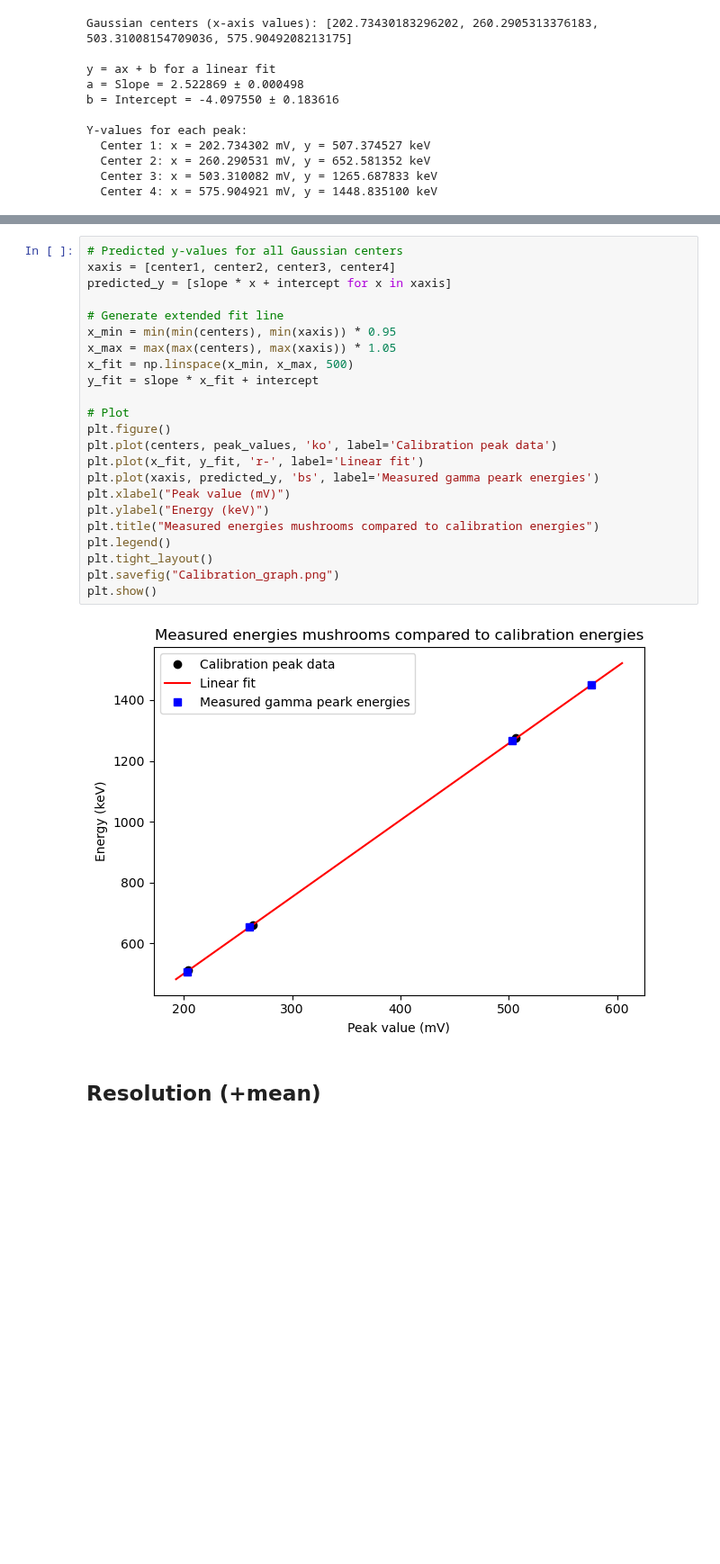
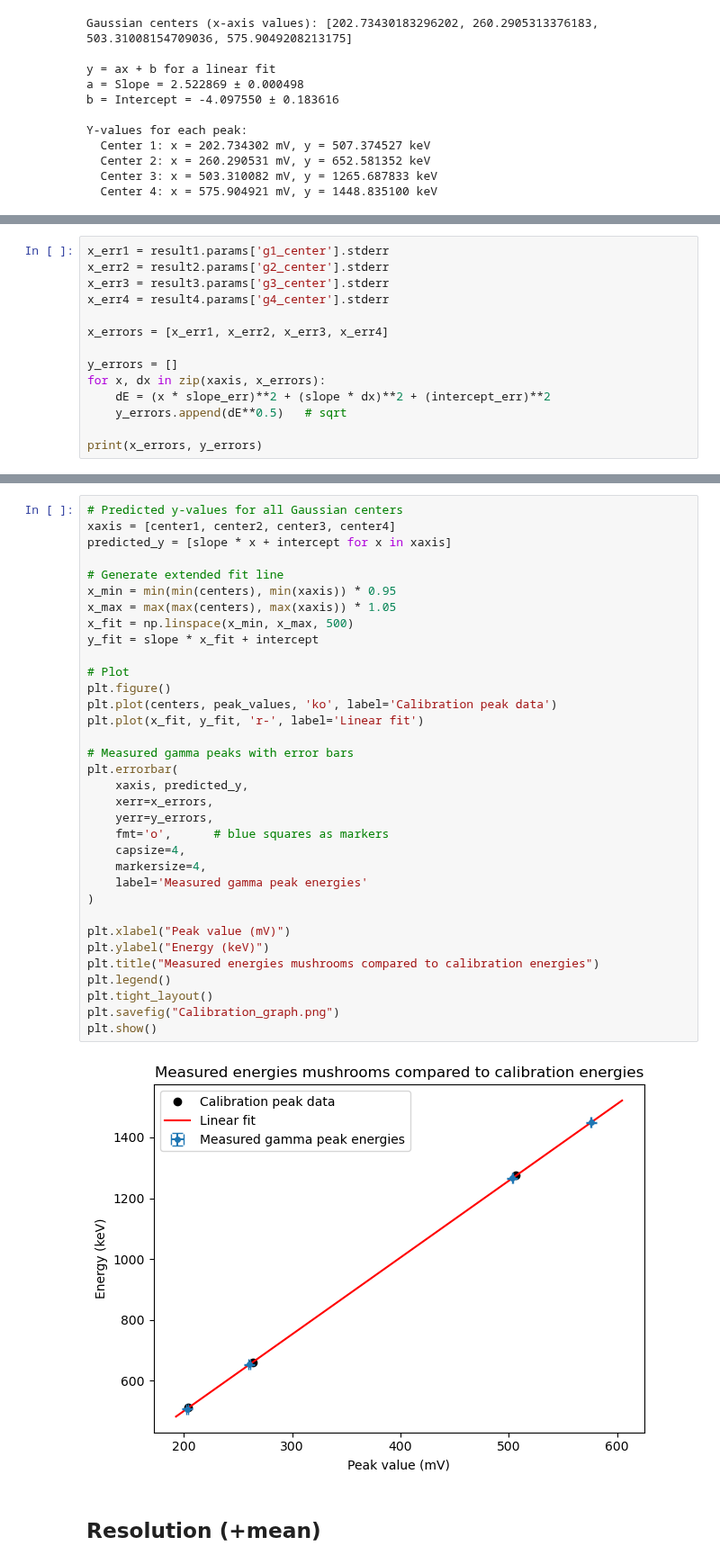
Before and after one commit to SannevWestrenen/NSP2-Particle-Physics---Charley-Sanne, a Jupyter notebook: calibration/Particle Physics - Charley & Sanne.ipynb, the cells around one changed output, grey strips where cells are left out. Shown at 90% size. Cells and saved outputs as stored; diff of their text form; blank space fills up the shorter version.

```diff
--- a/calibration/Particle Physics - Charley & Sanne.ipynb
+++ b/calibration/Particle Physics - Charley & Sanne.ipynb
@@ -597,0 +599,14 @@ Y-values for each peak:
+# %%
+x_err1 = result1.params['g1_center'].stderr
+x_err2 = result2.params['g2_center'].stderr
+x_err3 = result3.params['g3_center'].stderr
+x_err4 = result4.params['g4_center'].stderr
+
+x_errors = [x_err1, x_err2, x_err3, x_err4]
+
+y_errors = []
+for x, dx in zip(xaxis, x_errors):
+    dE = (x * slope_err)**2 + (slope * dx)**2 + (intercept_err)**2
+    y_errors.append(dE**0.5)   # sqrt
+
+print(x_errors, y_errors)
@@ -598,28 +617,39 @@ Y-values for each peak:
 # %%
 # Predicted y-values for all Gaussian centers
 xaxis = [center1, center2, center3, center4]
 predicted_y = [slope * x + intercept for x in xaxis]
 
 # Generate extended fit line
 x_min = min(min(centers), min(xaxis)) * 0.95
 x_max = max(max(centers), max(xaxis)) * 1.05
 x_fit = np.linspace(x_min, x_max, 500)
 y_fit = slope * x_fit + intercept
 
 # Plot
 plt.figure()
 plt.plot(centers, peak_values, 'ko', label='Calibration peak data')
 plt.plot(x_fit, y_fit, 'r-', label='Linear fit')
-plt.plot(xaxis, predicted_y, 'bs', label='Measured gamma peark energies')
+
+# Measured gamma peaks with error bars
+plt.errorbar(
+    xaxis, predicted_y,
+    xerr=x_errors,
+    yerr=y_errors,
+    fmt='o',      # blue squares as markers
+    capsize=4,
+    markersize=4,
+    label='Measured gamma peak energies'
+)
+
 plt.xlabel("Peak value (mV)")
 plt.ylabel("Energy (keV)")
 plt.title("Measured energies mushrooms compared to calibration energies")
 plt.legend()
 plt.tight_layout()
 plt.savefig("Calibration_graph.png")
 plt.show()
 # %% [output]
-[figure, old version]
+[figure, new version]
 # %% [markdown]
 ## Resolution (+mean)
 # %%
```
Also changed, not shown: parts of 5 cells of this notebook, 1 other file.
